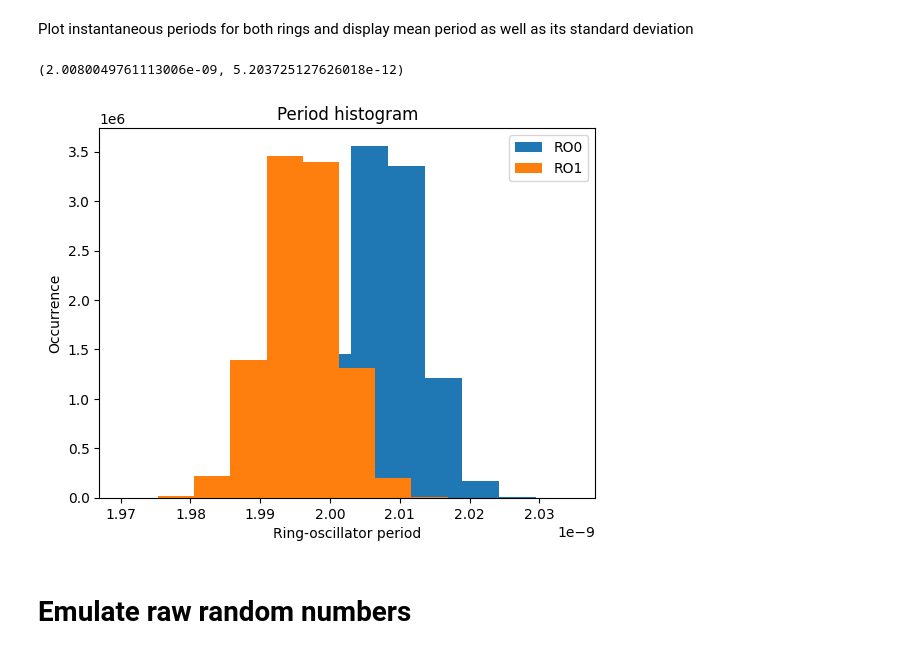
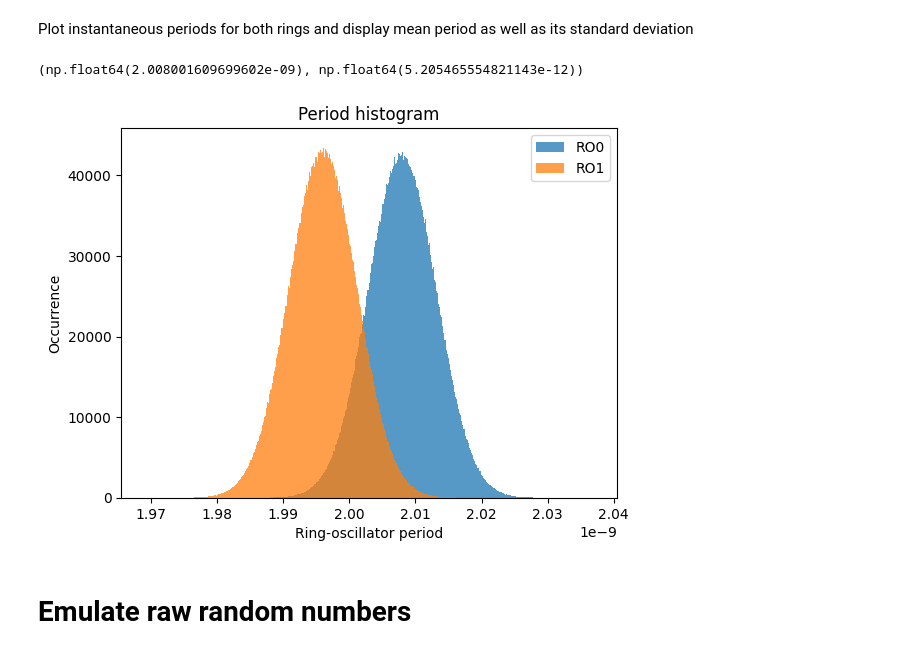
Before and after one commit to opentrng/ptrng, a Jupyter notebook: emulator/playground.ipynb, the cells around one changed output. Drawn from its saved outputs; the diff is of its cells as text; code cells hidden in the pictures.

Commit message:
More accurate bins for hist plots (according credits to Gauthier)

```diff
--- a/emulator/playground.ipynb
+++ b/emulator/playground.ipynb
@@ -24,16 +24,16 @@ ro1 = emulator.generate_periods(emulator.GENPERIODS, 501e6, emulator.A1_F500M, e
 # %% [markdown]
 Plot instantaneous periods for both rings and display mean period as well as its standard deviation
 # %%
-plt.hist(ro0[1:], label='RO0')
-plt.hist(ro1[1:], label='RO1')
+plt.hist(ro0[1:], bins=1000, label='RO0', alpha=0.75)
+plt.hist(ro1[1:], bins=1000, label='RO1', alpha=0.75)
 plt.legend()
 plt.title("Period histogram")
 plt.xlabel("Ring-oscillator period")
 plt.ylabel("Occurrence")
 np.mean(ro0), np.std(ro0)
 # %% [output]
-(2.0080049761113006e-09, 5.203725127626018e-12)
+(np.float64(2.008001609699602e-09), np.float64(5.205465554821143e-12))
-[figure, old version]
+[figure, new version]
 # %% [markdown]
 # Emulate raw random numbers
 # %% [markdown]
```
Also changed, not shown: parts of 4 cells of this notebook, 1 other file.
